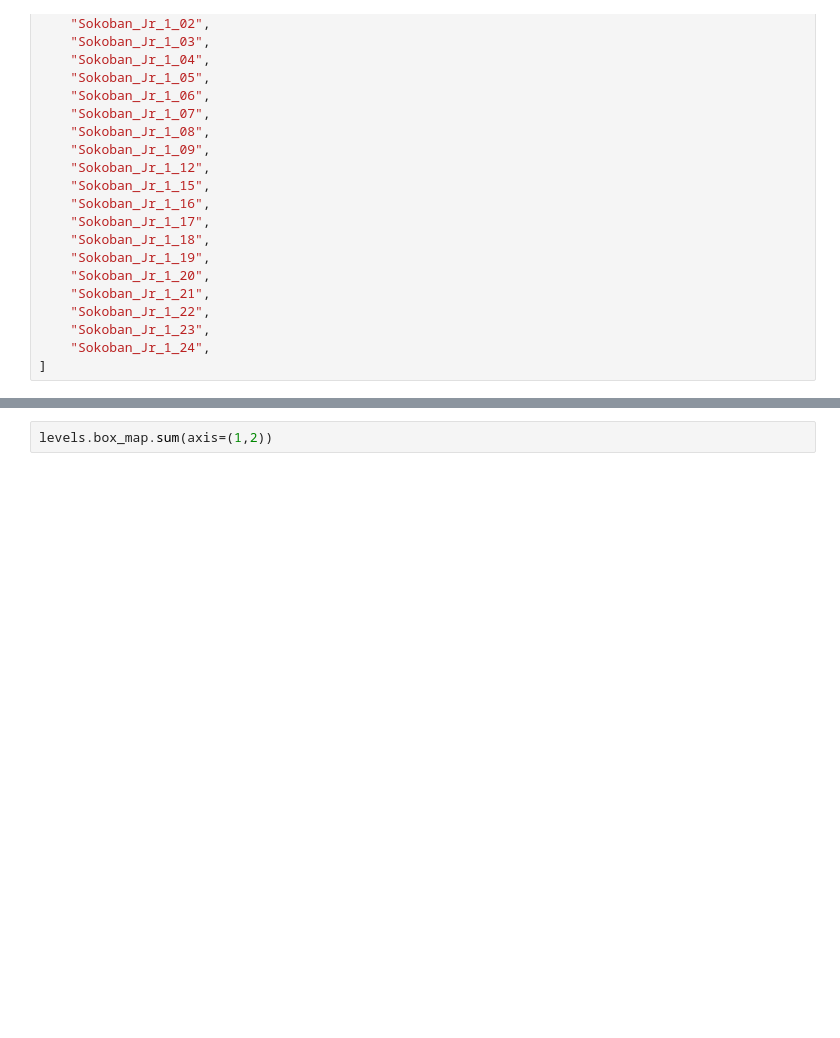
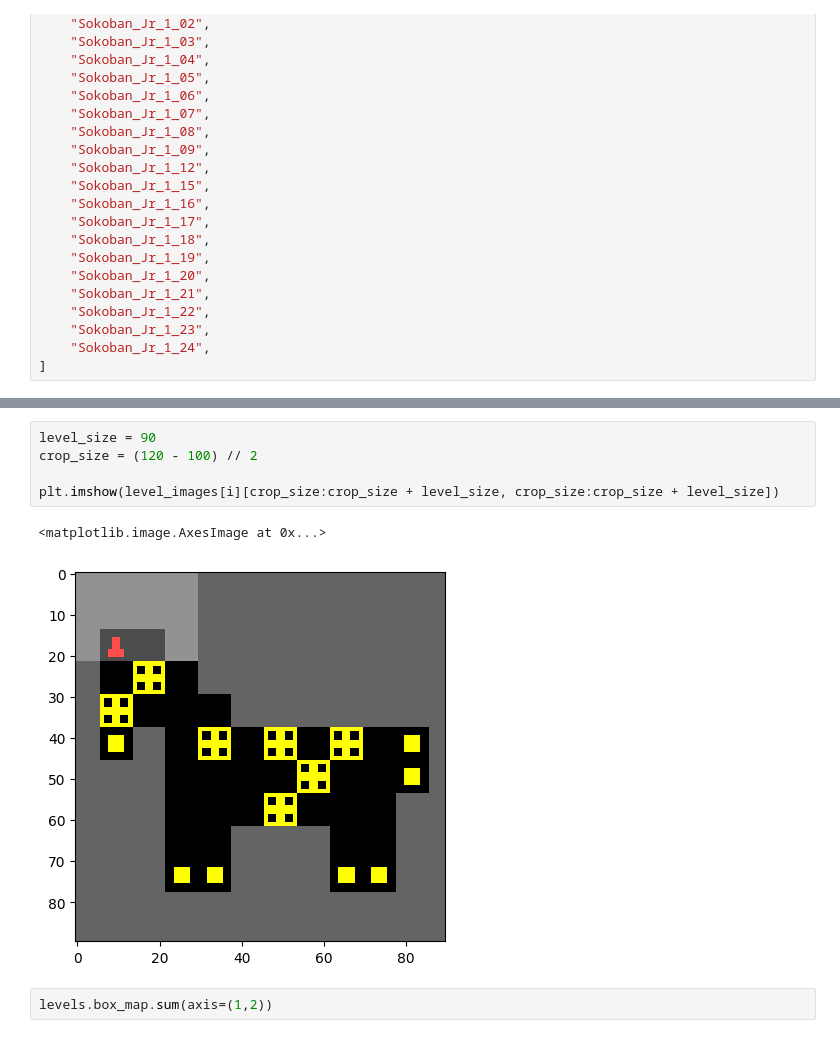
Before and after one commit to HarryMJMead/Dynamic-Environment-Generation-for-UED, a Jupyter notebook: env_testing/sokoban_maze_editor.ipynb, the cells around one changed output, grey strips where cells are left out. Drawn from its saved outputs; the diff is of its cells as text; blank space fills up the shorter version.

```diff
--- a/env_testing/sokoban_maze_editor.ipynb
+++ b/env_testing/sokoban_maze_editor.ipynb
@@ -375,3 +390,11 @@ for i, ax in enumerate(axes.flat):
+# %%
+level_size = 90
+crop_size = (120 - 100) // 2
+
+plt.imshow(level_images[i][crop_size:crop_size + level_size, crop_size:crop_size + level_size])
+# %% [output]
+<matplotlib.image.AxesImage at 0x...>
+[figure, added]
 # %%
 levels.box_map.sum(axis=(1,2))
 # %% [output]
```
Also changed, not shown: parts of 2 cells of this notebook, 24 other files.
